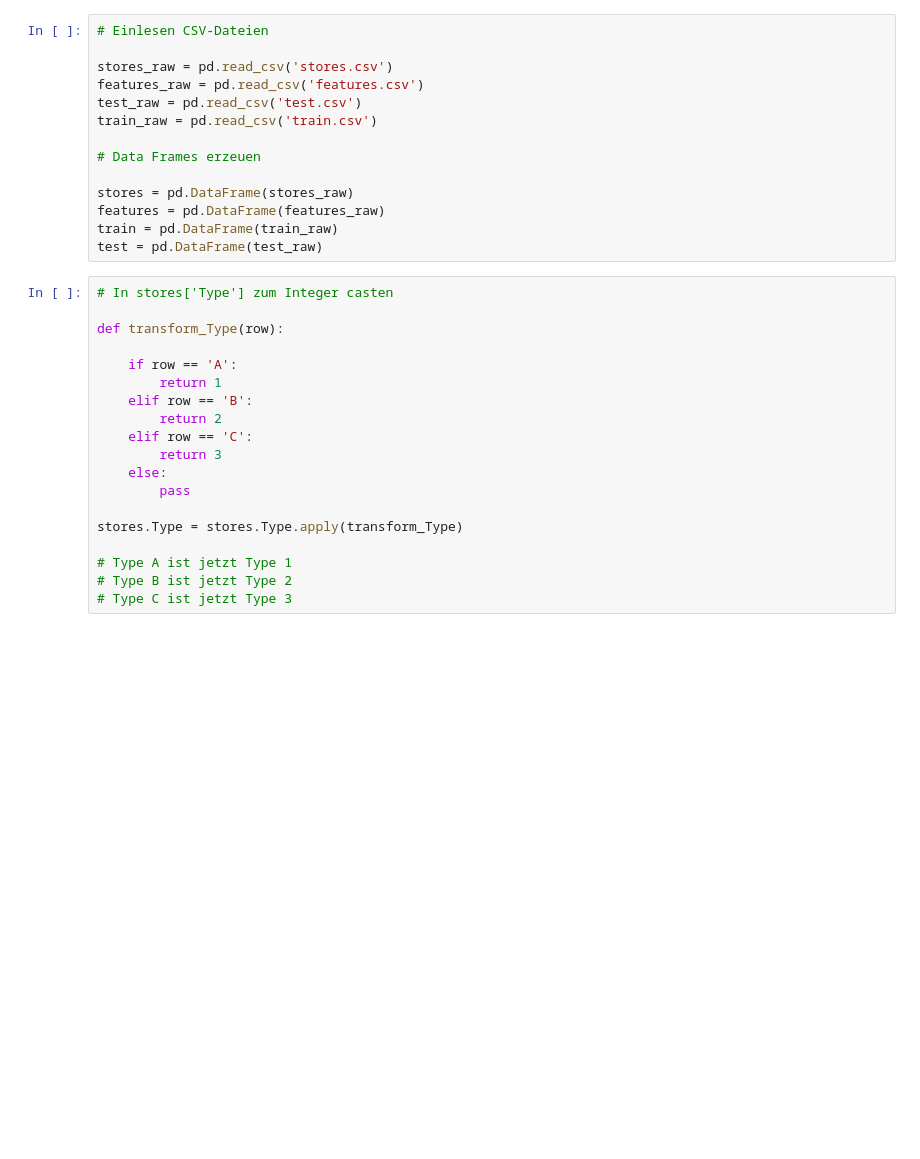
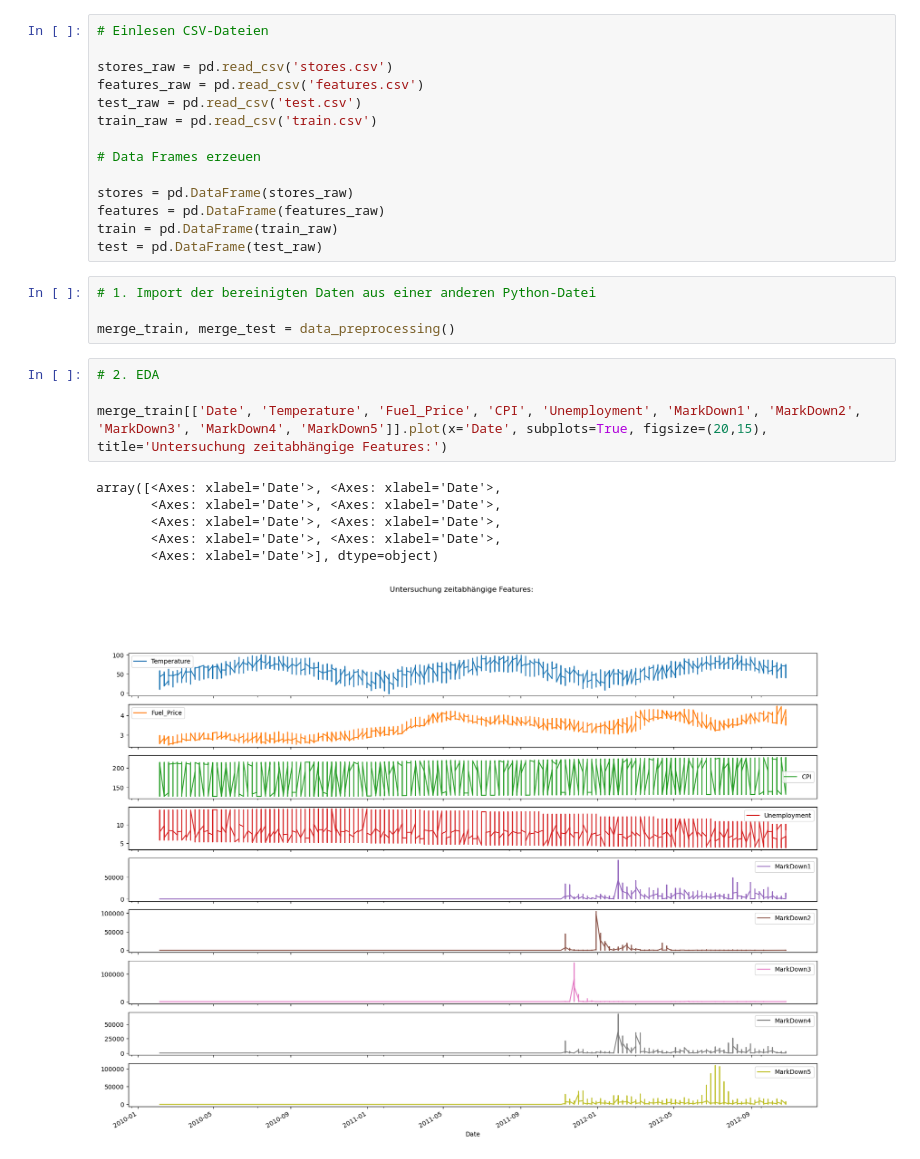
Before and after one commit to MaMut1991/Final_Project, a Jupyter notebook: Time_Series_Analysis.ipynb, the cells around one changed output. Saved outputs shown, nothing was run; the diff lists cells and outputs as text; blank space fills up the shorter version.

```diff
--- a/Time_Series_Analysis.ipynb
+++ b/Time_Series_Analysis.ipynb
@@ -27,22 +99,18 @@ stores = pd.DataFrame(stores_raw)
 features = pd.DataFrame(features_raw)
 train = pd.DataFrame(train_raw)
 test = pd.DataFrame(test_raw)
-# %%
-# In stores['Type'] zum Integer casten
-
-def transform_Type(row):
-
-    if row == 'A':
-        return 1
-    elif row == 'B':
-        return 2
-    elif row == 'C':
-        return 3
-    else:
-        pass
-
-stores.Type = stores.Type.apply(transform_Type)
-
-# Type A ist jetzt Type 1
-# Type B ist jetzt Type 2
-# Type C ist jetzt Type 3
+# %%
+# 1. Import der bereinigten Daten aus einer anderen Python-Datei
+
+merge_train, merge_test = data_preprocessing()
+# %%
+# 2. EDA
+
+merge_train[['Date', 'Temperature', 'Fuel_Price', 'CPI', 'Unemployment', 'MarkDown1', 'MarkDown2', 'MarkDown3', 'MarkDown4', 'MarkDown5']].plot(x='Date', subplots=True, figsize=(20,15), title='Untersuchung zeitabhängige Features:')
+# %% [output]
+array([<Axes: xlabel='Date'>, <Axes: xlabel='Date'>,
+       <Axes: xlabel='Date'>, <Axes: xlabel='Date'>,
+       <Axes: xlabel='Date'>, <Axes: xlabel='Date'>,
+       <Axes: xlabel='Date'>, <Axes: xlabel='Date'>,
+       <Axes: xlabel='Date'>], dtype=object)
+[figure, added]
```
Also changed, not shown: parts of 12 cells of this notebook, 5 other files.
